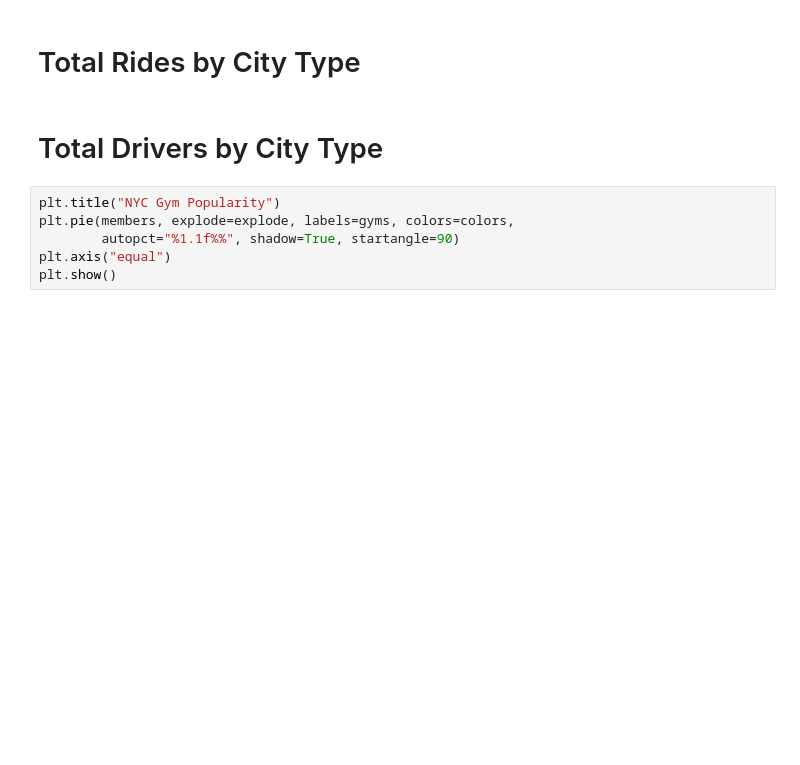
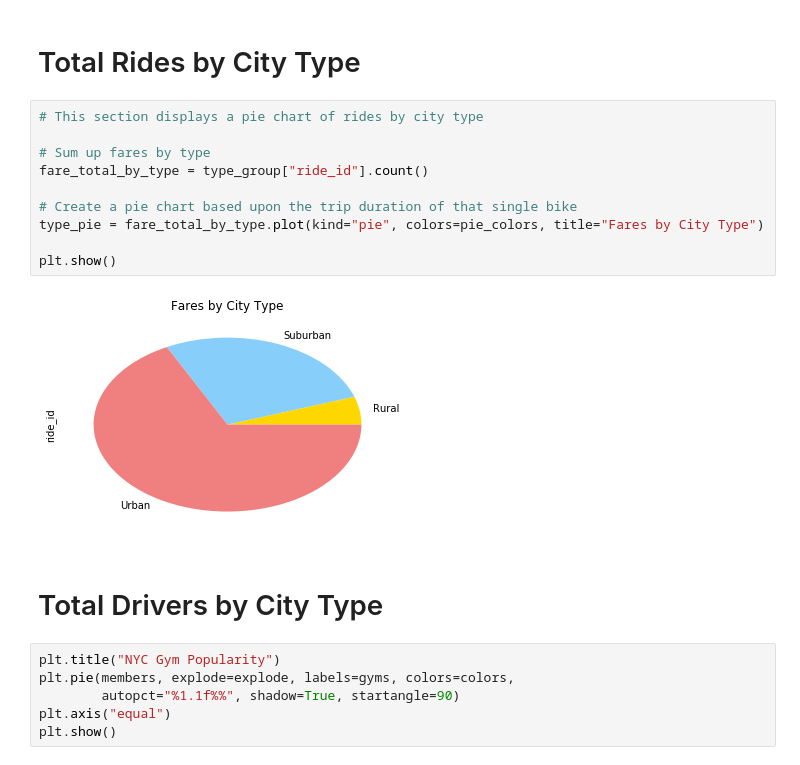
Before and after one commit to spencerrand/Ride-Sharing-Analysis, a Jupyter notebook: main.ipynb, the cells around one changed output. Drawn from its saved outputs; the diff is of its cells as text; blank space fills up the shorter version.

```diff
--- a/main.ipynb
+++ b/main.ipynb
@@ -83,5 +123,17 @@ explode = (0, 0.05, 0, 0)
 # %% [markdown]
 <h1>Total Rides by City Type</h1>
+# %%
+# This section displays a pie chart of rides by city type
+
+# Sum up fares by type
+fare_total_by_type = type_group["ride_id"].count()
+
+# Create a pie chart based upon the trip duration of that single bike
+type_pie = fare_total_by_type.plot(kind="pie", colors=pie_colors, title="Fares by City Type")
+
+plt.show()
+# %% [output]
+[figure, added]
 # %% [markdown]
 <h1>Total Drivers by City Type</h1>
 # %%
```
Also changed, not shown: parts of 7 cells of this notebook.
